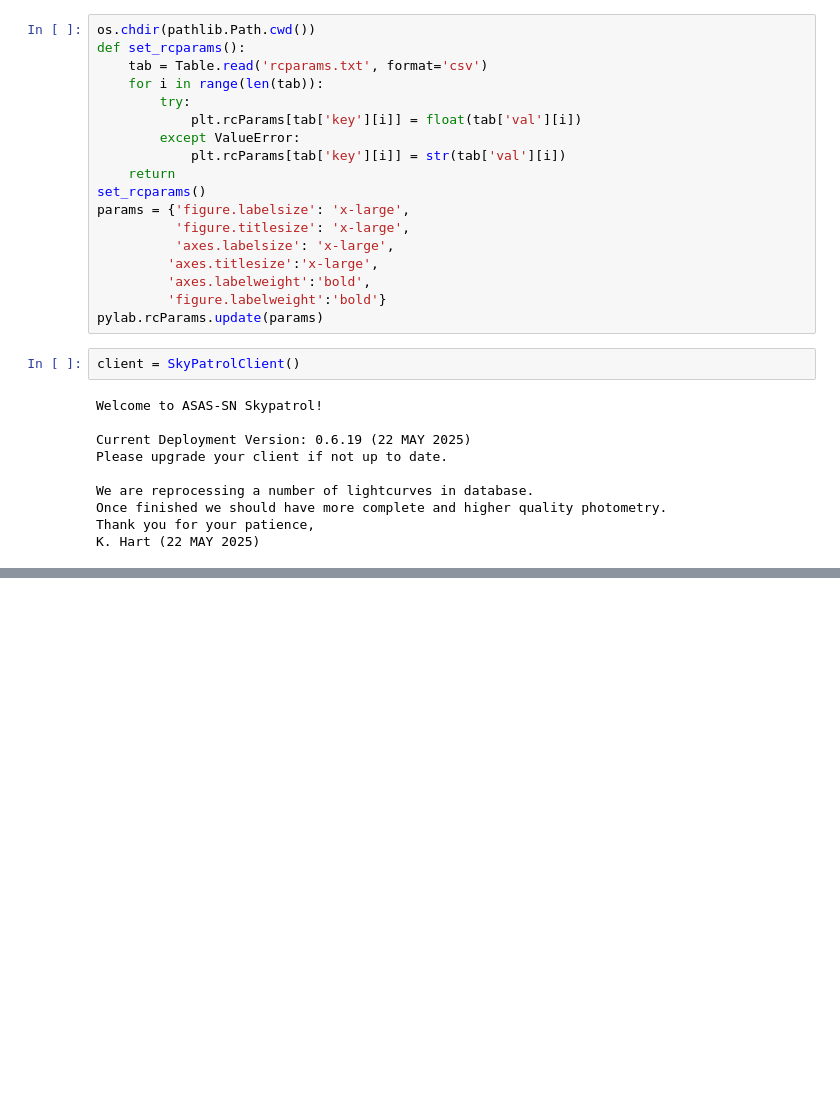
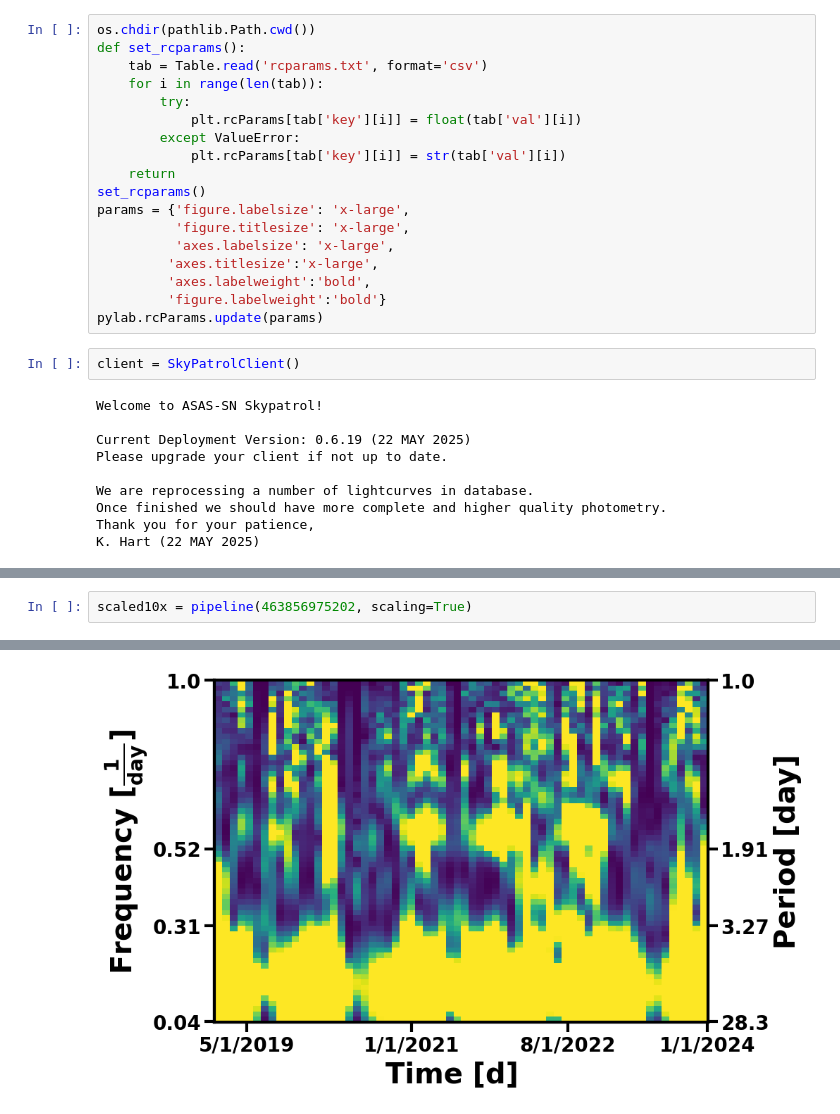
Before and after one commit to m-schochet/asas-sn-cnn, a Jupyter notebook: plots/transform_plotter.ipynb, the cells around one changed output, grey strips where cells are left out. Cells and saved outputs as stored; diff of their text form; blank space fills up the shorter version.

```diff
--- a/plots/transform_plotter.ipynb
+++ b/plots/transform_plotter.ipynb
@@ -57,0 +85,3 @@ Pulled 1 of 1
+# %%
+scaled10x = pipeline(463856975202, scaling=True)
+# %% [output]
@@ -57,0 +90 @@ Pulled 1 of 1
+[figure, added]
```
Also changed, not shown: parts of 5 cells of this notebook.
